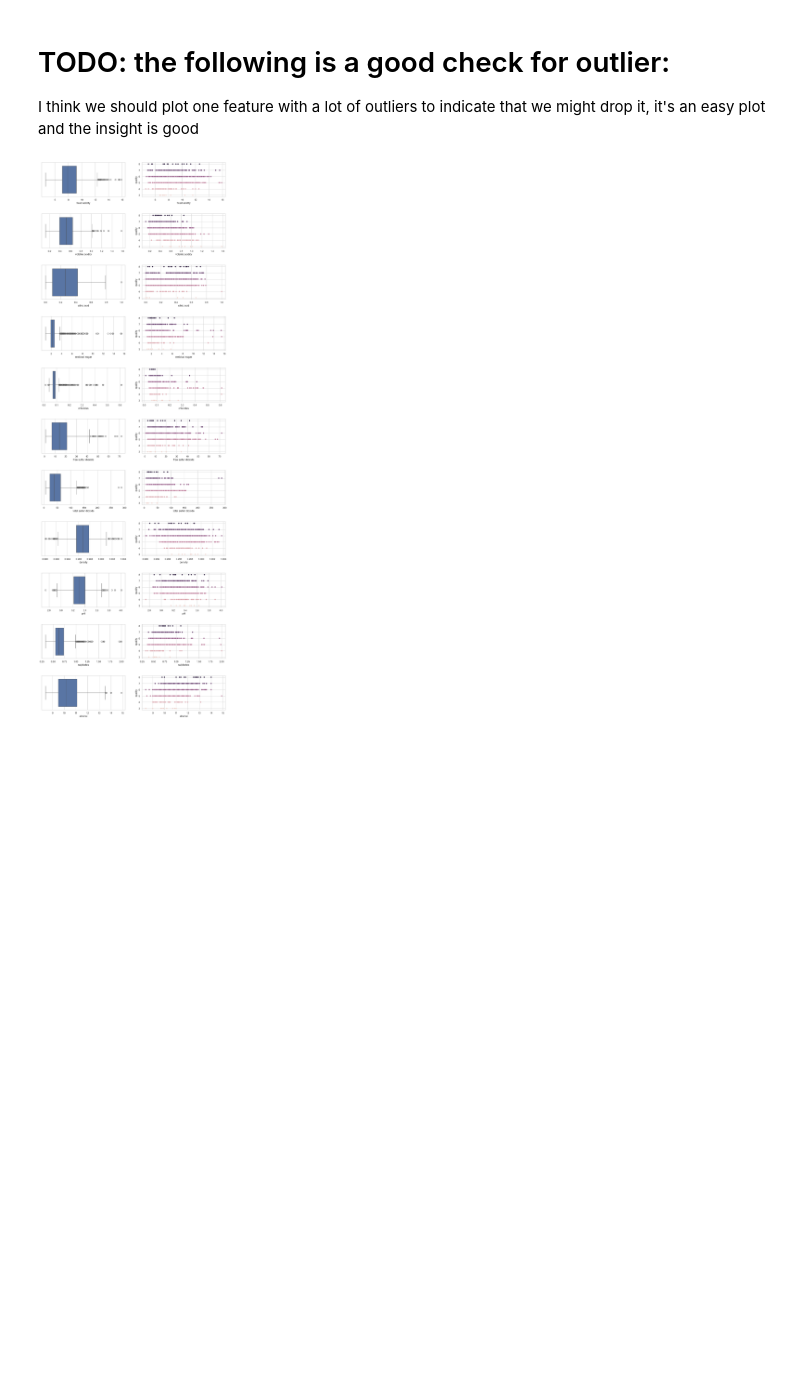
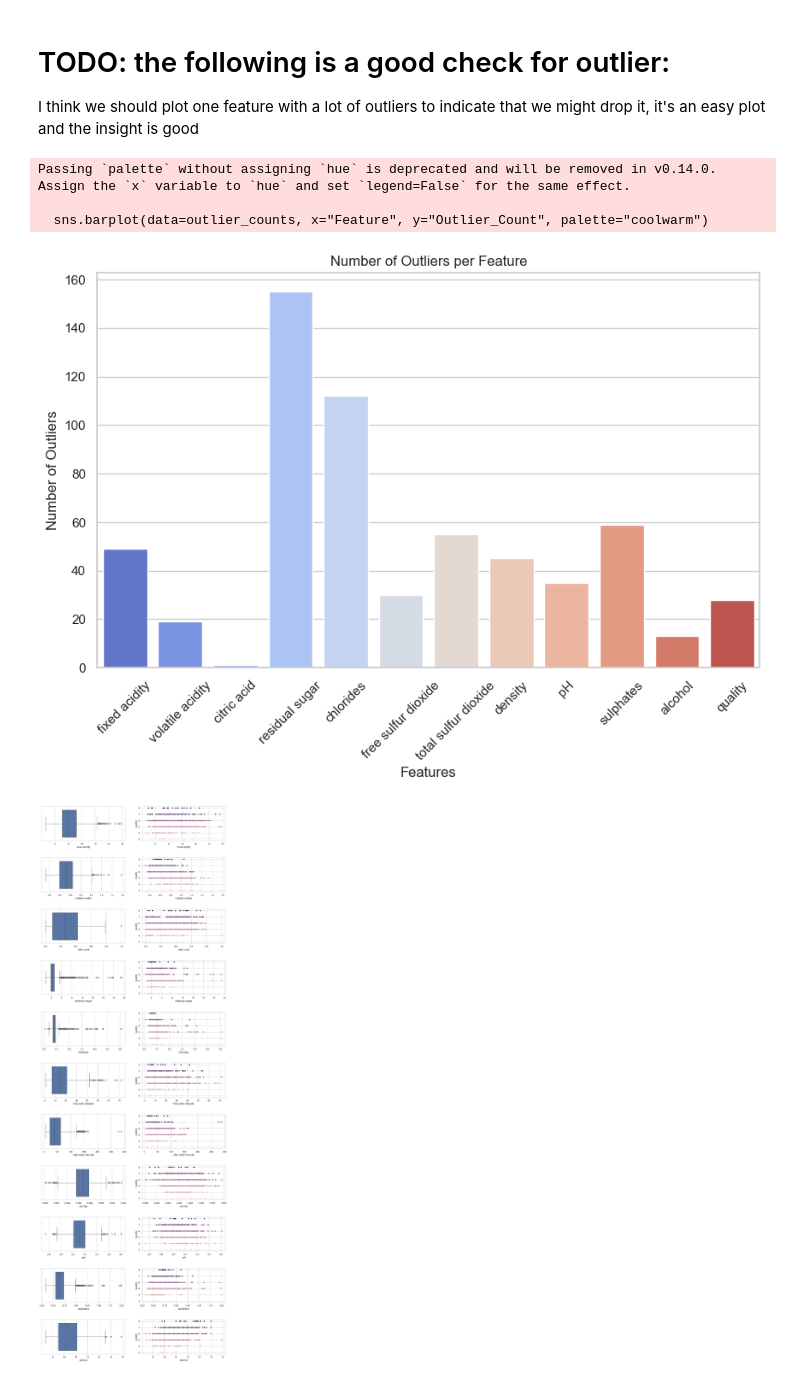
Before and after one commit to airbagdeer/tabular-ds-project, a Jupyter notebook: EX1.ipynb, the cells around one changed output. Cells and saved outputs as stored; diff of their text form; code cells hidden in the pictures; blank space fills up the shorter version.

Commit message:
Add countplot to count outliers in each feature

```diff
--- a/EX1.ipynb
+++ b/EX1.ipynb
@@ -404,6 +404,31 @@ plt.show()
 
 I think we should plot one feature with a lot of outliers to indicate that we might drop it,
 it's an easy plot and the insight is good
+# %%
+def count_outliers(series):
+    q1 = series.quantile(0.25)
+    q3 = series.quantile(0.75)
+    iqr = q3 - q1
+    lower_bound = q1 - 1.5 * iqr
+    upper_bound = q3 + 1.5 * iqr
+    return ((series < lower_bound) | (series > upper_bound)).sum()
+
+outlier_counts = dfr.apply(count_outliers).reset_index()
+outlier_counts.columns = ['Feature', 'Outlier_Count']
+
+plt.figure(figsize=(10, 6))
+sns.barplot(data=outlier_counts, x="Feature", y="Outlier_Count", palette="coolwarm")
+
+plt.xticks(rotation=45)
+plt.title("Number of Outliers Per Feature")
+plt.ylabel("Number of Outliers")
+plt.xlabel("Features")
+plt.show()
+# %% [output]
+Passing `palette` without assigning `hue` is deprecated and will be removed in v0.14.0. Assign the `x` variable to `hue` and set `legend=False` for the same effect.
+
+  sns.barplot(data=outlier_counts, x="Feature", y="Outlier_Count", palette="coolwarm")
+[figure, added]
 # %%
 fig, ax = plt.subplots(11, 2, figsize=(15, 45))
 plt.subplots_adjust(hspace = 0.5)
```
Also changed, not shown: parts of 1 cell of this notebook.
